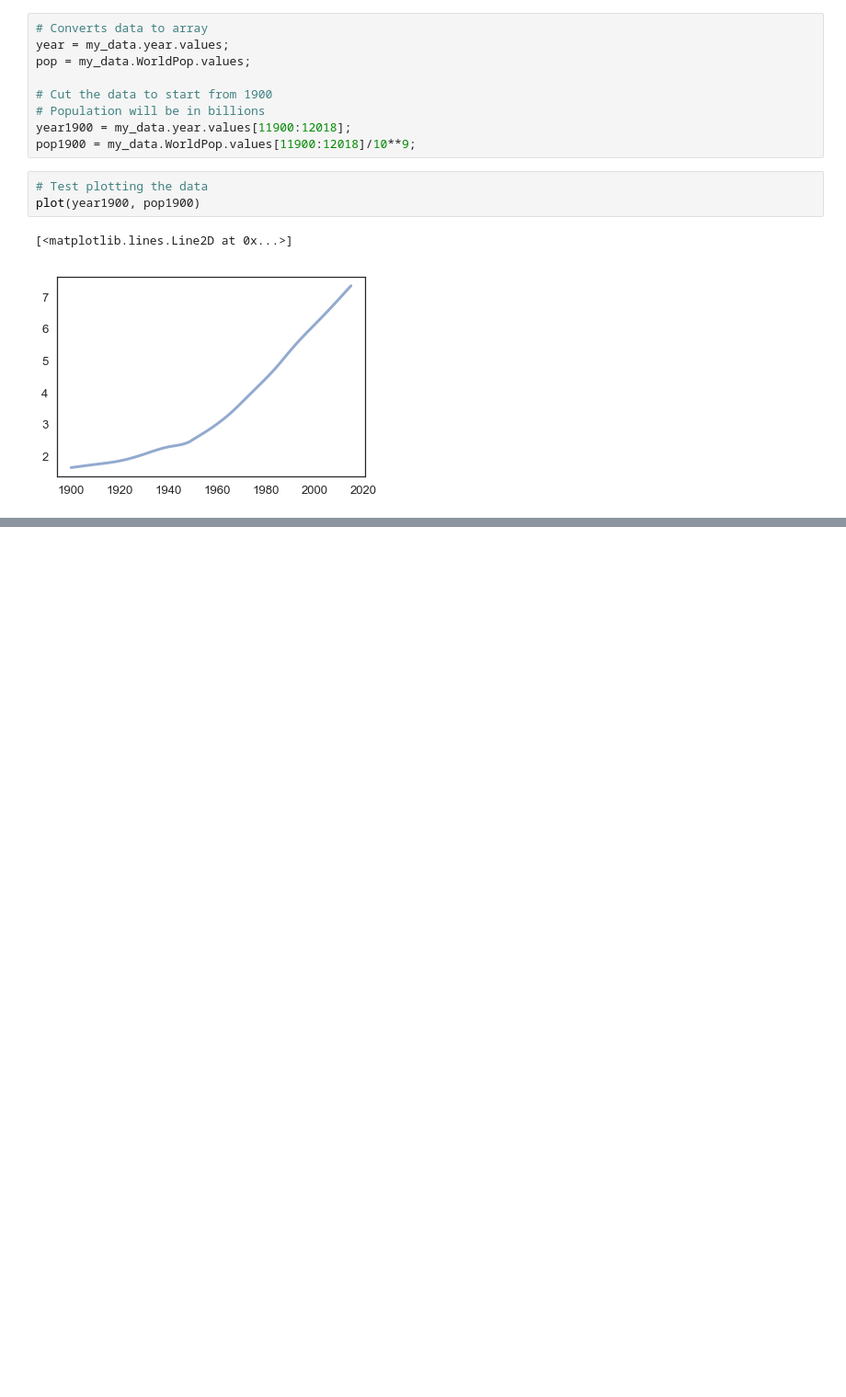
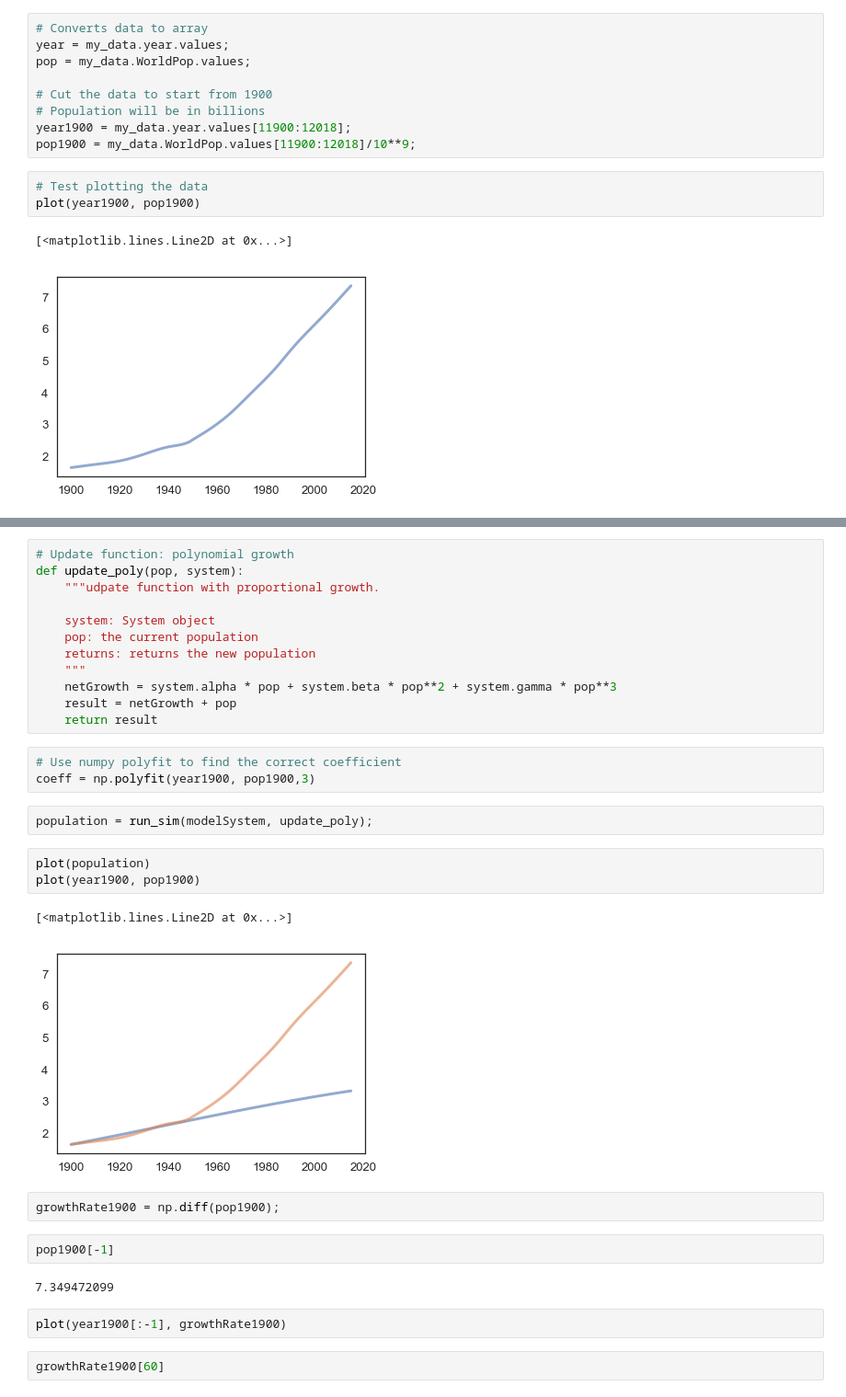
Before and after one commit to jamesHo22/ModSimPy, a Jupyter notebook: code/Project_One.ipynb, the cells around one changed output, grey strips where cells are left out. Shown: that part at 92% size. Saved outputs shown, nothing was run; the diff lists cells and outputs as text; blank space fills up the shorter version.

```diff
--- a/code/Project_One.ipynb
+++ b/code/Project_One.ipynb
@@ -63,0 +152,33 @@ modelSystem = State(initPop = 1.65)
+# %%
+# Update function: polynomial growth
+def update_poly(pop, system):
+    """udpate function with proportional growth.
+
+    system: System object
+    pop: the current population
+    returns: returns the new population
+    """
+    netGrowth = system.alpha * pop + system.beta * pop**2 + system.gamma * pop**3
+    result = netGrowth + pop
+    return result
+# %%
+# Use numpy polyfit to find the correct coefficient
+coeff = np.polyfit(year1900, pop1900,3)
+# %%
+population = run_sim(modelSystem, update_poly);
+# %%
+plot(population)
+plot(year1900, pop1900)
+# %% [output]
+[<matplotlib.lines.Line2D at 0x...>]
+[figure, added]
+# %%
+growthRate1900 = np.diff(pop1900);
+# %%
+pop1900[-1]
+# %% [output]
+7.349472099
+# %%
+plot(year1900[:-1], growthRate1900)
+# %%
+growthRate1900[60]
```
Also changed, not shown: parts of 19 cells of this notebook.
